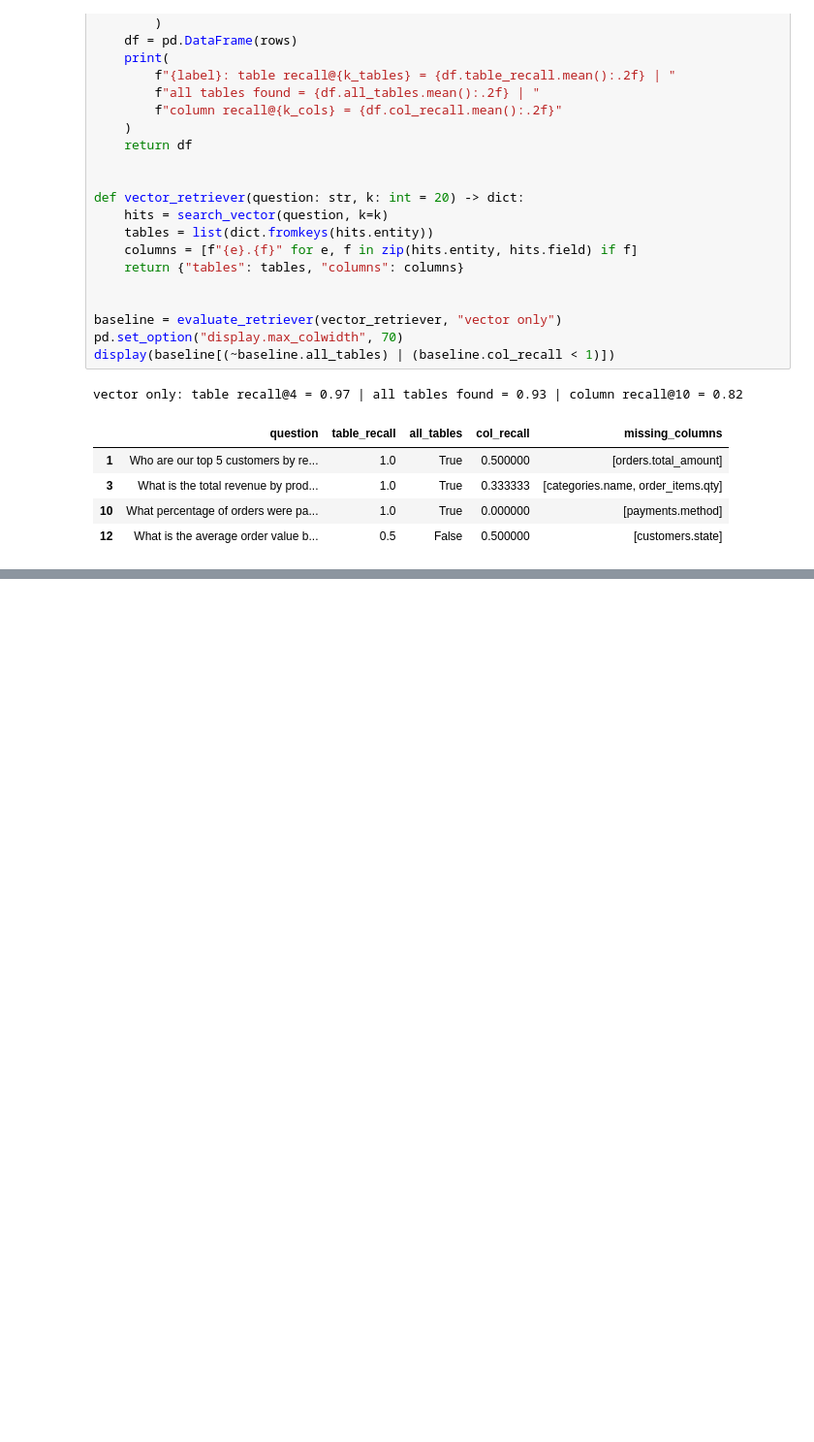
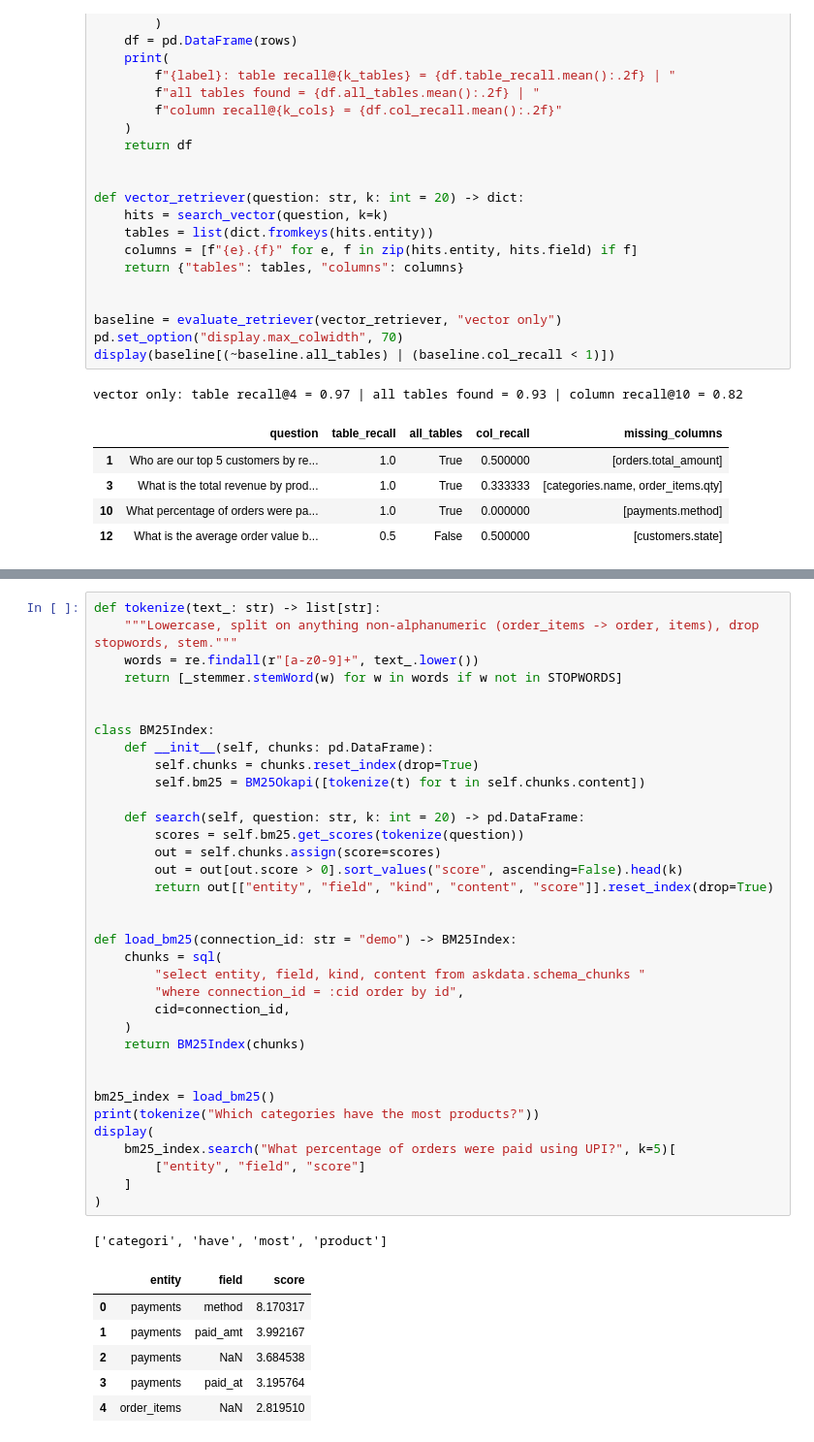
Before and after one commit to PrashantAghara/askdata, a Jupyter notebook: backend/notebooks/agents.ipynb, the cells around one changed output, grey strips where cells are left out. Shown at 97% size. Drawn from its saved outputs; the diff is of its cells as text; blank space fills up the shorter version.

Commit message:
BM25 Keyword search and Hybrid retrieval

```diff
--- a/backend/notebooks/agents.ipynb
+++ b/backend/notebooks/agents.ipynb
@@ -936,0 +1000,43 @@ vector only: table recall@4 = 0.97 | all tables found = 0.93 | column recall@10
+# %%
+def tokenize(text_: str) -> list[str]:
+    """Lowercase, split on anything non-alphanumeric (order_items -> order, items), drop stopwords, stem."""
+    words = re.findall(r"[a-z0-9]+", text_.lower())
+    return [_stemmer.stemWord(w) for w in words if w not in STOPWORDS]
+
+
+class BM25Index:
+    def __init__(self, chunks: pd.DataFrame):
+        self.chunks = chunks.reset_index(drop=True)
+        self.bm25 = BM25Okapi([tokenize(t) for t in self.chunks.content])
+
+    def search(self, question: str, k: int = 20) -> pd.DataFrame:
+        scores = self.bm25.get_scores(tokenize(question))
+        out = self.chunks.assign(score=scores)
+        out = out[out.score > 0].sort_values("score", ascending=False).head(k)
+        return out[["entity", "field", "kind", "content", "score"]].reset_index(drop=True)
+
+
+def load_bm25(connection_id: str = "demo") -> BM25Index:
+    chunks = sql(
+        "select entity, field, kind, content from askdata.schema_chunks "
+        "where connection_id = :cid order by id",
+        cid=connection_id,
+    )
+    return BM25Index(chunks)
+
+
+bm25_index = load_bm25()
+print(tokenize("Which categories have the most products?"))
+display(
+    bm25_index.search("What percentage of orders were paid using UPI?", k=5)[
+        ["entity", "field", "score"]
+    ]
+)
+# %% [output]
+['categori', 'have', 'most', 'product']
+|  | entity | field | score |
+| 0 | payments | method | 8.170317 |
+| 1 | payments | paid_amt | 3.992167 |
+| 2 | payments | NaN | 3.684538 |
+| 3 | payments | paid_at | 3.195764 |
+| 4 | order_items | NaN | 2.819510 |
```
Also changed, not shown: parts of 6 cells of this notebook, 2 other files.
